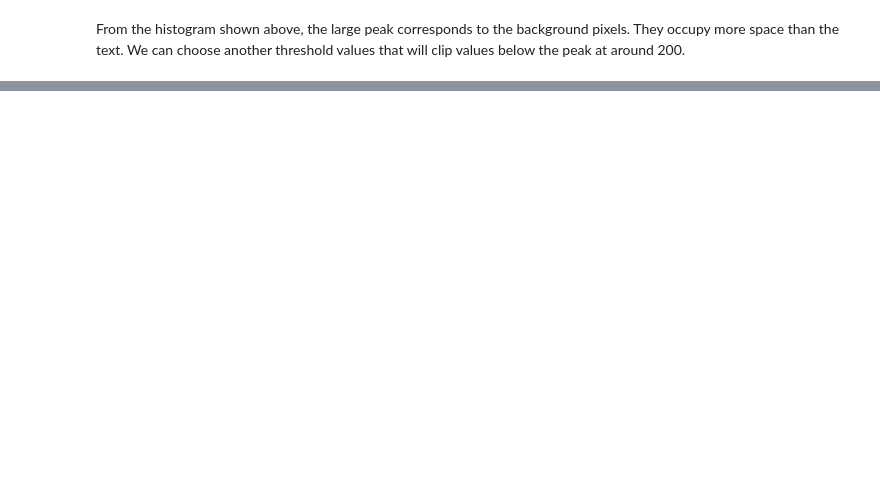
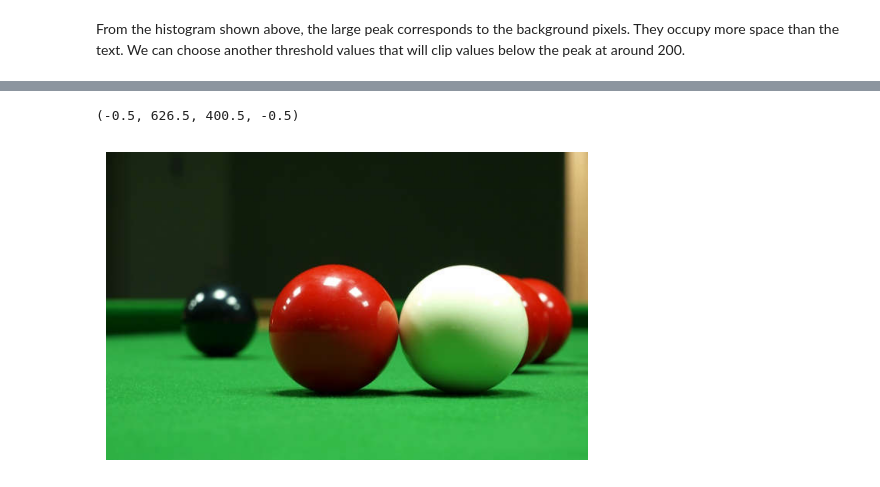
Before and after one commit to npcrmns/App-Physics-157, a Jupyter notebook: [5] Feature Extraction - Image Segmentation/Feature Extraction - Image Segmentation.ipynb, the cells around one changed output, grey strips where cells are left out. Saved outputs shown, nothing was run; the diff lists cells and outputs as text; code cells hidden in the pictures; blank space fills up the shorter version.

```diff
--- a/[5] Feature Extraction - Image Segmentation/Feature Extraction - Image Segmentation.ipynb
+++ b/[5] Feature Extraction - Image Segmentation/Feature Extraction - Image Segmentation.ipynb
@@ -74,0 +81,8 @@ for i, clip in enumerate(thresholds):
+# %%
+colored_balls = Image.open("colored balls.png")
+plt.figure(figsize = (9, 4))
+plt.imshow(colored_balls)
+plt.axis("off")
+# %% [output]
+(-0.5, 626.5, 400.5, -0.5)
+[figure, added]
```
Also changed, not shown: parts of 14 cells of this notebook, 5 other files.
